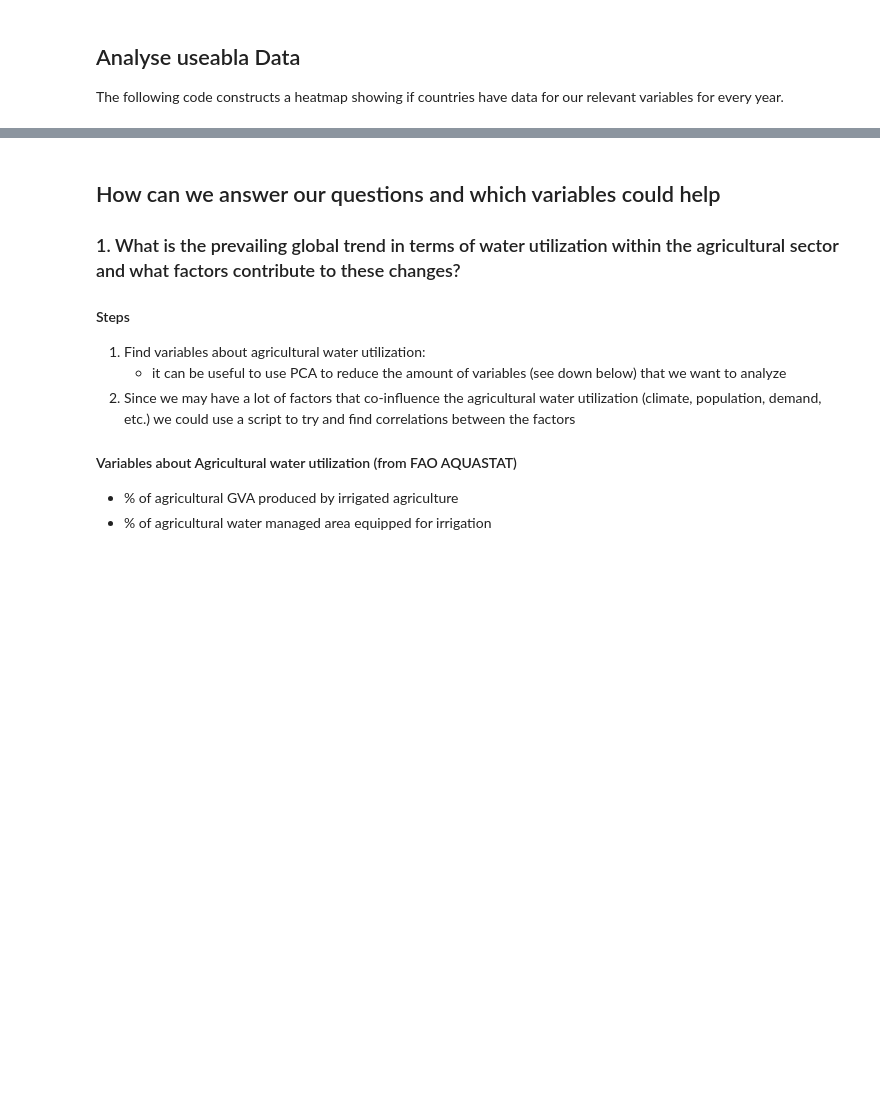
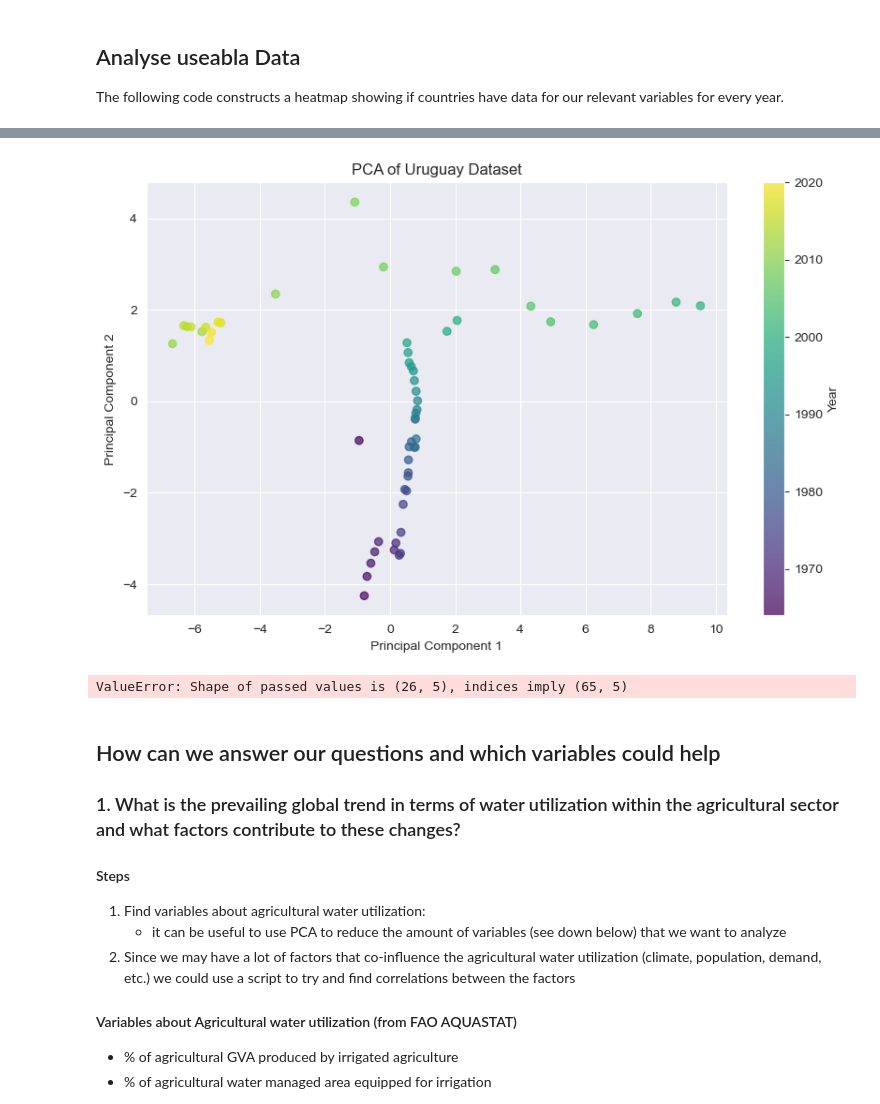
Before and after one commit to am9zZWY/team-aqua, a Jupyter notebook: notebook.ipynb, the cells around one changed output, grey strips where cells are left out. Saved outputs shown, nothing was run; the diff lists cells and outputs as text; code cells hidden in the pictures; blank space fills up the shorter version.

Commit message:
Add PCA for Uruguay

```diff
--- a/notebook.ipynb
+++ b/notebook.ipynb
@@ -164,0 +175,13 @@ plt.show()
+# %%
+# Assuming df is your original dataframe
+# Step 1: Filter for Uruguay
+uruguay_data = df[df['Country'] == 'Uruguay']
+
+# Step 2: Set 'Year' as index
+uruguay_data = uruguay_data.set_index('Year')
+
+# Step 3: Drop the 'Country' column as it's no longer needed
+uruguay_data = uruguay_data.drop(columns=['Country'])
+
+# Show the reshaped dataframe
+print(uruguay_data)
@@ -165,3 +290,31 @@ plt.show()
+# %%
+# Assuming principal_df is your DataFrame with PCA results and 'Year' column
+# Plot the first two principal components
+plt.figure(figsize=(10, 6))
+scatter = plt.scatter(principal_df['PC1'], principal_df['PC2'], alpha=0.7, c=principal_df['Year'], cmap='viridis')
+
+# Adding color bar
+plt.colorbar(scatter, label='Year')
+
+# Label the axes
+plt.xlabel('Principal Component 1')
+plt.ylabel('Principal Component 2')
+plt.title('PCA of Uruguay Dataset')
+
+# Show the plot
+plt.show()
+# %% [output]
+[figure, added]
+# %%
+# Assuming 'pca' is your PCA object and 'pca_vars' is the list of original variable names
+loadings = pd.DataFrame(pca.components_.T, columns=[f'PC{i}' for i in range(1, components + 1)], index=pca_vars)
+
+# TODO
+
+# Display the loadings
+print(loadings)
+# %% [output]
+ValueError: Shape of passed values is (26, 5), indices imply (65, 5)
 # %% [markdown]
 ## How can we answer our questions and which variables could help
 
```
Also changed, not shown: parts of 8 cells of this notebook, 1 other file.
